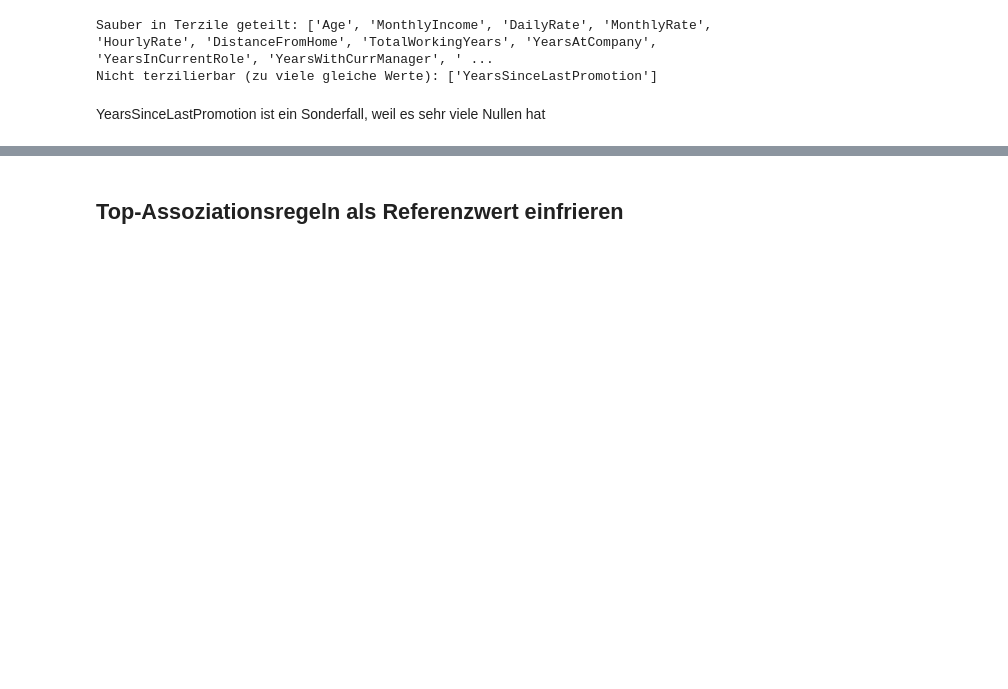
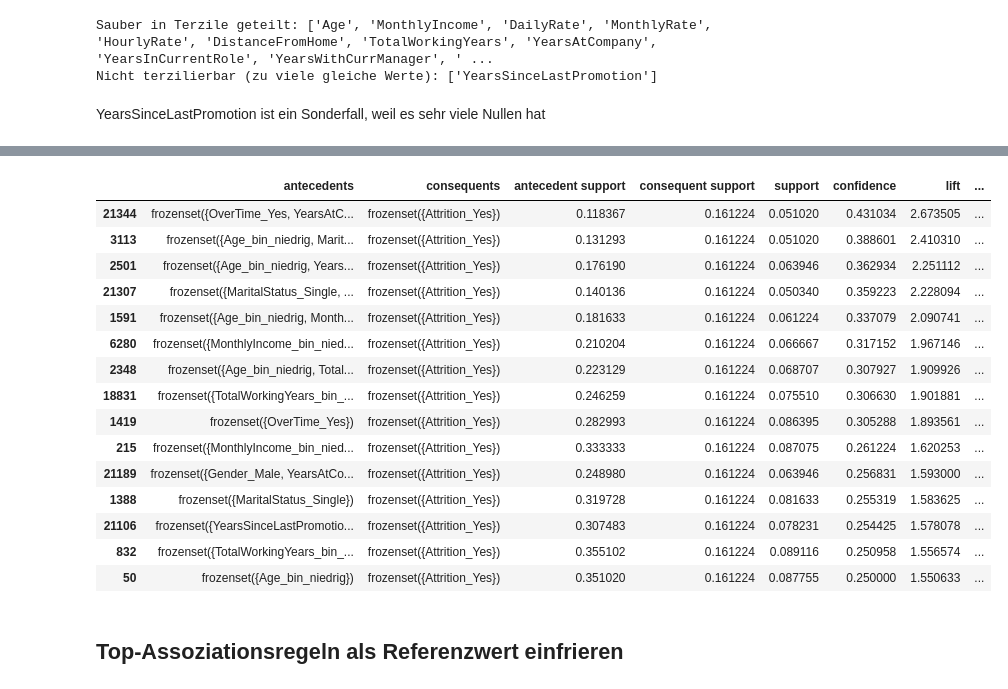
Before and after one commit to giaoHTWnguyen/5.-Semester-Master, a Jupyter notebook: masterarbeit-projekt/code/datensatz_exploration.ipynb, the cells around one changed output, grey strips where cells are left out. Drawn from its saved outputs; the diff is of its cells as text; code cells hidden in the pictures; blank space fills up the shorter version.

```diff
--- a/masterarbeit-projekt/code/datensatz_exploration.ipynb
+++ b/masterarbeit-projekt/code/datensatz_exploration.ipynb
@@ -741,0 +804,13 @@ regeln_attrition
+# %%
+import itertools
+
+# Basisquote: Anteil Attrition_Yes ohne jede Bedingung
+basisquote = float(onehot['Attrition_Yes'].mean())
+
+# Nachschlagetabelle NUR aus den verbliebenen Regeln:
+# bereits nach Support/Konfidenz verworfene Regeln dienen nicht mehr als Vergleichsmaß
+conf_map = {frozenset(r['antecedents']): float(r['confidence'])
+            for _, r in regeln_gefiltert.iterrows()}
+
+print(f"Basisquote (Attrition_Yes ohne Bedingung): {basisquote:.4f}")
+print(f"Einträge in conf_map: {len(conf_map)}")
@@ -741,0 +824,15 @@ regeln_attrition
+# %%
+def improvement(ant):
+    """Konfidenzdifferenz zur besten verbliebenen echten Teilmenge.
+    Für einelementige Bedingung ist die Basisquote der Vergleichsmaßstab"""
+    best = basisquote
+    for k in range (1, len(ant)):
+        for sub in itertools.combinations(sorted(ant), k):
+            c = conf_map.get(frozenset(sub))
+            if c is not None and c > best:
+                best = c
+    return conf_map[frozenset(ant)] - best
+
+regeln_gefiltert['improvement'] = regeln_gefiltert['antecedents'].apply(improvement)
+
+print(regeln_gefiltert['improvement'].describe().round(4))
@@ -741,0 +856,14 @@ regeln_attrition
+# %%
+MIN_IMPROVEMENT = 0.05
+
+regeln_minimal = regeln_gefiltert[
+    regeln_gefiltert['improvement'] >= MIN_IMPROVEMENT
+].sort_values('lift', ascending=False)
+
+# Reduktionskette dokumentieren (analog Hammesfahr & Spott, Tab. 12.1)
+
+print(f"nach Attrition-Filter:      {len(regeln_attrition)}")
+print(f"nach Mindestkonfidenz:      {len(regeln_gefiltert)}")
+print(f"nach Minimal Improvement:   {len(regeln_minimal)}")
+print()
+print(regeln_minimal[['antecedents', 'support', 'confidence', 'improvement', 'lift']].head(20))
@@ -742,3 +888,22 @@ regeln_attrition
+# %%
+regeln_minimal
+# %% [output]
+|  | antecedents | consequents | antecedent support | consequent support | support | confidence | lift | ... |
+| 21344 | frozenset({OverTime_Yes, YearsAtC... | frozenset({Attrition_Yes}) | 0.118367 | 0.161224 | 0.051020 | 0.431034 | 2.673505 | ... |
+| 3113 | frozenset({Age_bin_niedrig, Marit... | frozenset({Attrition_Yes}) | 0.131293 | 0.161224 | 0.051020 | 0.388601 | 2.410310 | ... |
+| 2501 | frozenset({Age_bin_niedrig, Years... | frozenset({Attrition_Yes}) | 0.176190 | 0.161224 | 0.063946 | 0.362934 | 2.251112 | ... |
+| 21307 | frozenset({MaritalStatus_Single, ... | frozenset({Attrition_Yes}) | 0.140136 | 0.161224 | 0.050340 | 0.359223 | 2.228094 | ... |
+| 1591 | frozenset({Age_bin_niedrig, Month... | frozenset({Attrition_Yes}) | 0.181633 | 0.161224 | 0.061224 | 0.337079 | 2.090741 | ... |
+| 6280 | frozenset({MonthlyIncome_bin_nied... | frozenset({Attrition_Yes}) | 0.210204 | 0.161224 | 0.066667 | 0.317152 | 1.967146 | ... |
+| 2348 | frozenset({Age_bin_niedrig, Total... | frozenset({Attrition_Yes}) | 0.223129 | 0.161224 | 0.068707 | 0.307927 | 1.909926 | ... |
+| 18831 | frozenset({TotalWorkingYears_bin_... | frozenset({Attrition_Yes}) | 0.246259 | 0.161224 | 0.075510 | 0.306630 | 1.901881 | ... |
+| 1419 | frozenset({OverTime_Yes}) | frozenset({Attrition_Yes}) | 0.282993 | 0.161224 | 0.086395 | 0.305288 | 1.893561 | ... |
+| 215 | frozenset({MonthlyIncome_bin_nied... | frozenset({Attrition_Yes}) | 0.333333 | 0.161224 | 0.087075 | 0.261224 | 1.620253 | ... |
+| 21189 | frozenset({Gender_Male, YearsAtCo... | frozenset({Attrition_Yes}) | 0.248980 | 0.161224 | 0.063946 | 0.256831 | 1.593000 | ... |
+| 1388 | frozenset({MaritalStatus_Single}) | frozenset({Attrition_Yes}) | 0.319728 | 0.161224 | 0.081633 | 0.255319 | 1.583625 | ... |
+| 21106 | frozenset({YearsSinceLastPromotio... | frozenset({Attrition_Yes}) | 0.307483 | 0.161224 | 0.078231 | 0.254425 | 1.578078 | ... |
+| 832 | frozenset({TotalWorkingYears_bin_... | frozenset({Attrition_Yes}) | 0.355102 | 0.161224 | 0.089116 | 0.250958 | 1.556574 | ... |
+| 50 | frozenset({Age_bin_niedrig}) | frozenset({Attrition_Yes}) | 0.351020 | 0.161224 | 0.087755 | 0.250000 | 1.550633 | ... |
 # %% [markdown]
 ## Top-Assoziationsregeln als Referenzwert einfrieren
 # %%
```
Also changed, not shown: parts of 18 cells of this notebook, 5 other files.
